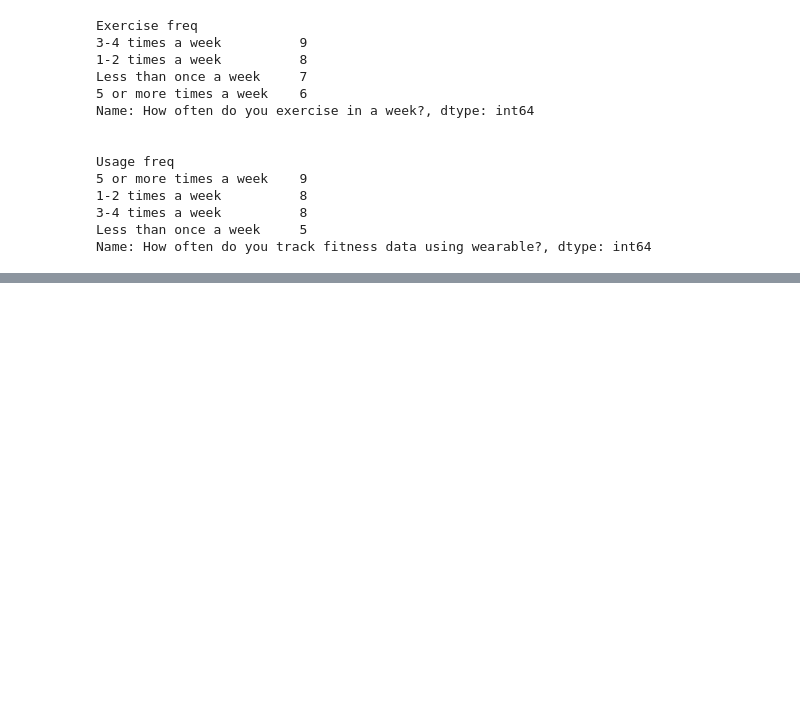
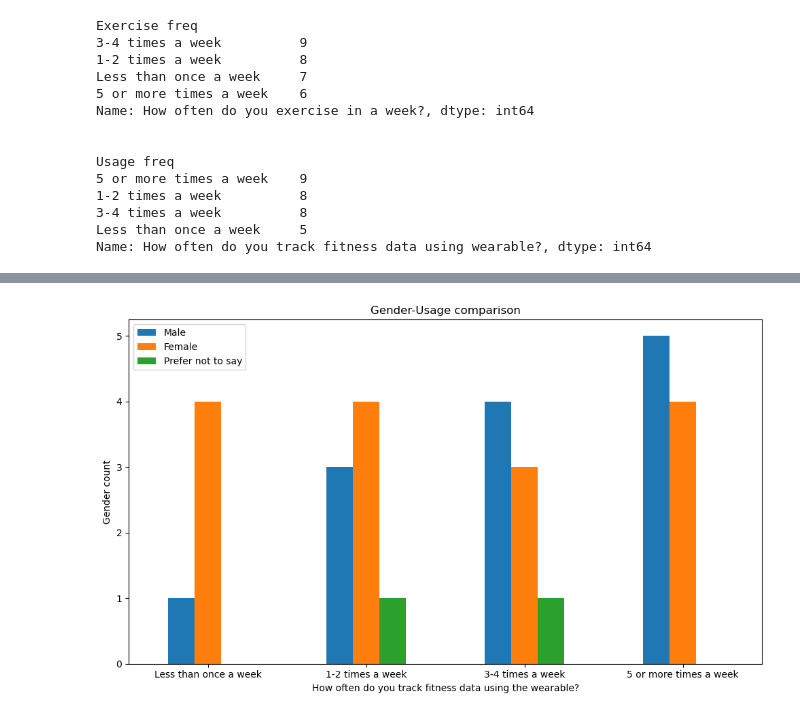
Before and after one commit to MichaelBermas/JupyterPG, a Jupyter notebook: Consumer Behavior 1.ipynb, the cells around one changed output, grey strips where cells are left out. Saved outputs shown, nothing was run; the diff lists cells and outputs as text; code cells hidden in the pictures; blank space fills up the shorter version.

```diff
--- a/Consumer Behavior 1.ipynb
+++ b/Consumer Behavior 1.ipynb
@@ -236,0 +251,10 @@ plt.show()
+# %%
+gen_df.set_index('Freq').plot(kind='bar', figsize=(10, 6))
+plt.title('Gender-Usage comparison')
+plt.xlabel('How often do you track fitness data using the wearable?')
+plt.ylabel('Gender count')
+plt.xticks(rotation=0)
+plt.tight_layout()
+plt.show()
+# %% [output]
+[figure, added]
```
Also changed, not shown: parts of 16 cells of this notebook.
